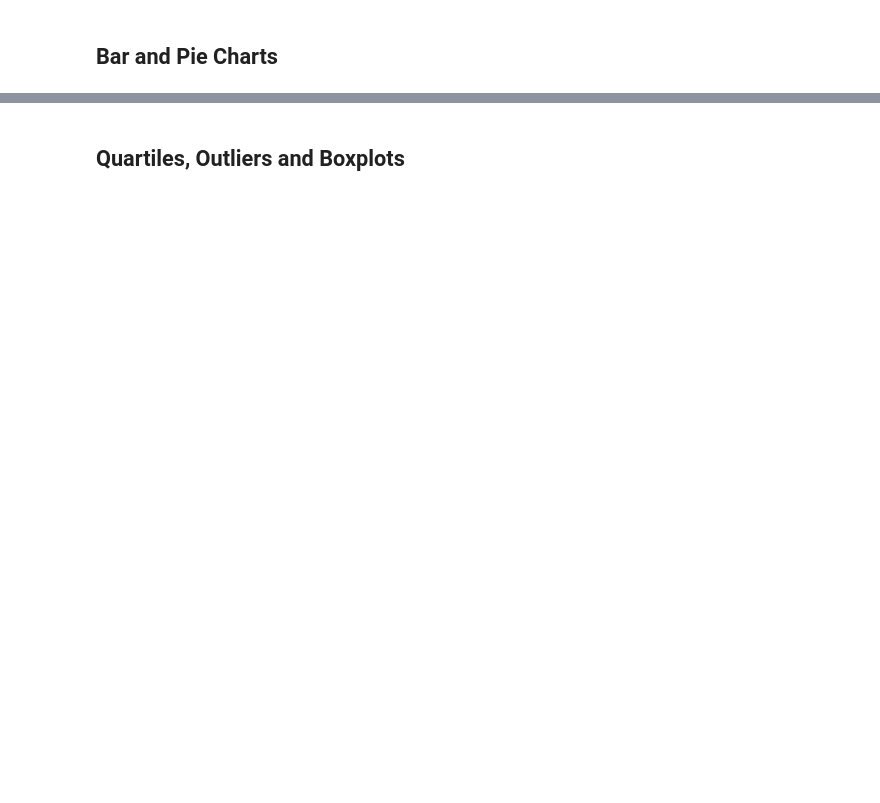
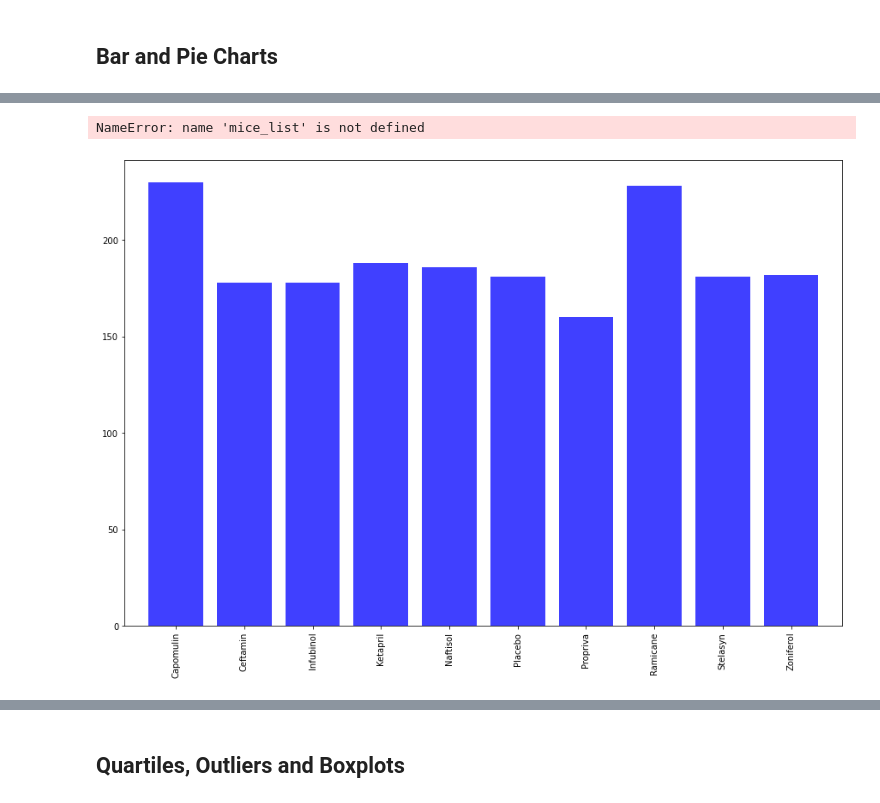
Before and after one commit to tsubedy/Matplotlib-Challenge, a Jupyter notebook: pymaceuticals_starter.ipynb, the cells around one changed output, grey strips where cells are left out. Drawn from its saved outputs; the diff is of its cells as text; code cells hidden in the pictures; blank space fills up the shorter version.

```diff
--- a/pymaceuticals_starter.ipynb
+++ b/pymaceuticals_starter.ipynb
@@ -186,0 +190,26 @@ combined_data_cleaned
+# %%
+# Generate a bar plot showing the total number of measurements taken on each drug regimen using pyplot.
+
+mice_counts_drugs_list =list(combined_data_cleaned.groupby(["Drugs"])["Mouse_ID"].count())
+# mice_counts_drugs_list
+
+x_axis = np.arange(len(mice_counts_drugs))
+fig1, ax1 = plt.subplots(figsize=(15, 10))
+plt.bar(x_axis, mice_counts_drugs_list, color='blue', alpha=0.75, align='center')
+
+tick_locations = [value for value in x_axis]
+
+plt.xticks(tick_locations, ['Capomulin', 'Ceftamin', 'Infubinol', 'Ketapril', 'Naftisol', 'Placebo', 'Propriva', 'Ramicane', 'Stelasyn', 'Zoniferol'],  rotation='vertical')
+
+plt.xlim(-0.75, len(x_axis)-0.25)
+
+plt.ylim(0, max(mice_list)+10)
+
+plt.title("Number of Mice per Drugs Regimen",fontsize = 16)
+plt.xlabel("Drugs",fontsize = 14)
+plt.ylabel("Number of Mice",fontsize = 14)
+
+# plt.savefig("../Images/mat_mice_per_treat.png", bbox_inches = "tight")
+# %% [output]
+NameError: name 'mice_list' is not defined
+[figure, added]
```
Also changed, not shown: parts of 19 cells of this notebook.
